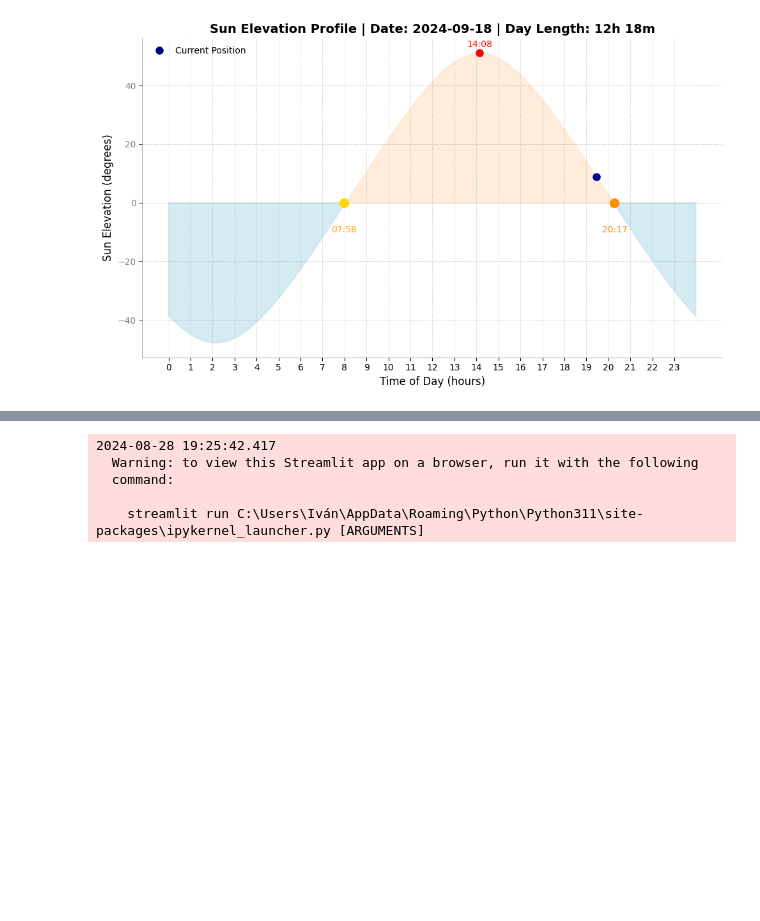
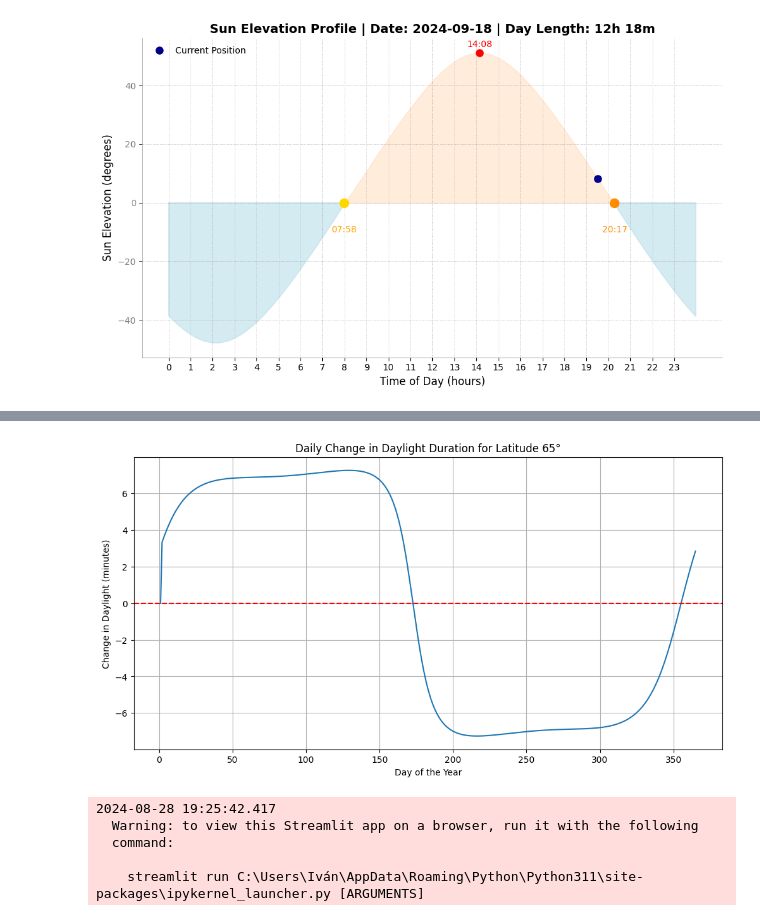
Before and after one commit to ivan5cg/Meteo, a Jupyter notebook: meteo dash.ipynb, the cells around one changed output, grey strips where cells are left out. Drawn from its saved outputs; the diff is of its cells as text; code cells hidden in the pictures; blank space fills up the shorter version.

```diff
--- a/meteo dash.ipynb
+++ b/meteo dash.ipynb
@@ -253,3 +257,63 @@ plot_sun_elevation(40.41144776110279, -3.6787949052050672, 'Europe/Madrid')
+# %%
+import math
+import matplotlib.pyplot as plt
+from datetime import datetime, timedelta
+
+def calculate_daylight(date, latitude):
+    # Convert latitude to radians
+    lat_rad = math.radians(latitude)
+
+    # Calculate day of year
+    day_of_year = date.timetuple().tm_yday
+
+    # Calculate solar declination
+    declination = math.radians(23.45 * math.sin(math.radians((360 / 365) * (day_of_year - 81))))
+
+    # Calculate day length in hours
+    day_length = 24 - (24 / math.pi) * math.acos(
+        min(max(
+            (math.sin(math.radians(0.8333)) + math.sin(lat_rad) * math.sin(declination)) /
+            (math.cos(lat_rad) * math.cos(declination)),
+            -1
+        ), 1)
+    )
+
+    return day_length
+
+def generate_daylight_change_graph(year, latitude):
+    if abs(latitude) > 90:
+        raise ValueError("Latitude must be between -90 and 90 degrees.")
+
+    start_date = datetime(year, 1, 1)
+    days = []
+    daylight_changes = []
+
+    previous_daylight = calculate_daylight(start_date, latitude)
+
+    for i in range(365):
+        current_date = start_date + timedelta(days=i)
+        current_daylight = calculate_daylight(current_date, latitude)
+
+        daylight_change = current_daylight - previous_daylight
+
+        days.append(i + 1)
+        daylight_changes.append(daylight_change * 60)  # Convert to minutes
+
+        previous_daylight = current_daylight
+
+    plt.figure(figsize=(12, 6))
+    plt.plot(days, daylight_changes)
+    plt.title(f"Daily Change in Daylight Duration for Latitude {latitude}°")
+    plt.xlabel("Day of the Year")
+    plt.ylabel("Change in Daylight (minutes)")
+    plt.axhline(y=0, color='r', linestyle='--')
+    plt.grid(True)
+    plt.show()
+
+# Example usage
+generate_daylight_change_graph(2024, 65)  # For latitude 40° North
+# %% [output]
+[figure, added]
 # %%
 def get_arome_data(url):
 
```
Also changed, not shown: parts of 3 cells of this notebook, 1 other file.
